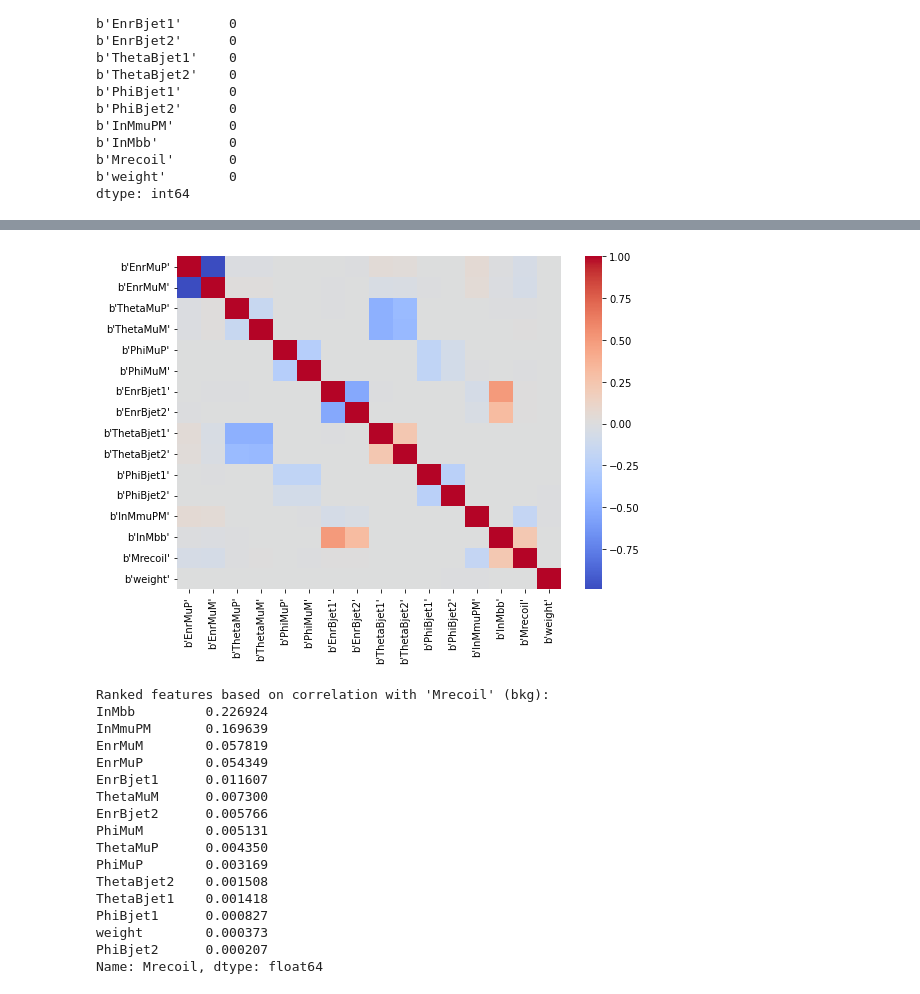
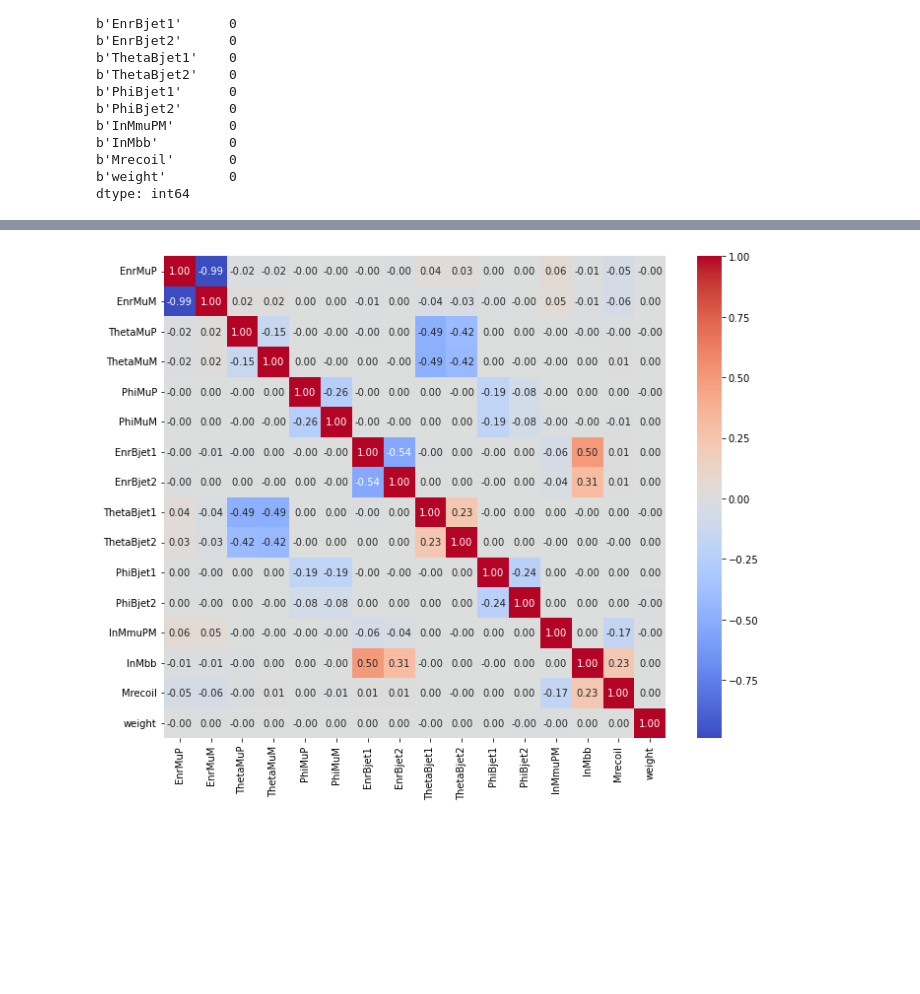
Before and after one commit to AnzaATM/EpEmProject, a Jupyter notebook: dnn.ipynb, the cells around one changed output, grey strips where cells are left out. Saved outputs shown, nothing was run; the diff lists cells and outputs as text; code cells hidden in the pictures; blank space fills up the shorter version.

```diff
--- a/dnn.ipynb
+++ b/dnn.ipynb
@@ -185,46 +279,12 @@ plt.show()
 # %%
 BackCorrMatrix = BackDf.corr()
 
 # Create a correlation matrix plot
-plt.figure(figsize=(8, 6))
-sns.heatmap(BackCorrMatrix, annot=False, cmap='coolwarm')
+plt.figure(figsize=(10, 8))
+sns.heatmap(BackCorrMatrix, annot=True, fmt=".2f", cmap='coolwarm')
 #plt.title('Correlation Matrix Background', fontsize=25)
 plt.tight_layout()
 plt.savefig('BackCorr.pdf')
 plt.show()
 # %% [output]
-[figure, old version]
+[figure, new version]
-# %%
-# Step 1: Convert byte string column names to regular strings
-BackDf.columns = [col.decode('utf-8') if isinstance(col, bytes) else col for col in BackDf.columns]
-
-BackCorrMatrix = BackDf.corr()
-
-# Step 3: Get the correlation of all features with the target 'Mrecoil'
-target = 'Mrecoil'
-correlation_with_target_bkg = BackCorrMatrix[target].drop(target)  # Exclude 'Mrecoil' itself
-
-# Step 4: Rank features based on absolute correlation with the target
-ranked_features_bkg = correlation_with_target_bkg.abs().sort_values(ascending=False)
-
-# Print the ranked features
-print("Ranked features based on correlation with 'Mrecoil' (bkg):")
-print(ranked_features_bkg)
-# %% [output]
-Ranked features based on correlation with 'Mrecoil' (bkg):
-InMbb         0.226924
-InMmuPM       0.169639
-EnrMuM        0.057819
-EnrMuP        0.054349
-EnrBjet1      0.011607
-ThetaMuM      0.007300
-EnrBjet2      0.005766
-PhiMuM        0.005131
-ThetaMuP      0.004350
-PhiMuP        0.003169
-ThetaBjet2    0.001508
-ThetaBjet1    0.001418
-PhiBjet1      0.000827
-weight        0.000373
-PhiBjet2      0.000207
-Name: Mrecoil, dtype: float64
```
Also changed, not shown: parts of 49 cells of this notebook.
